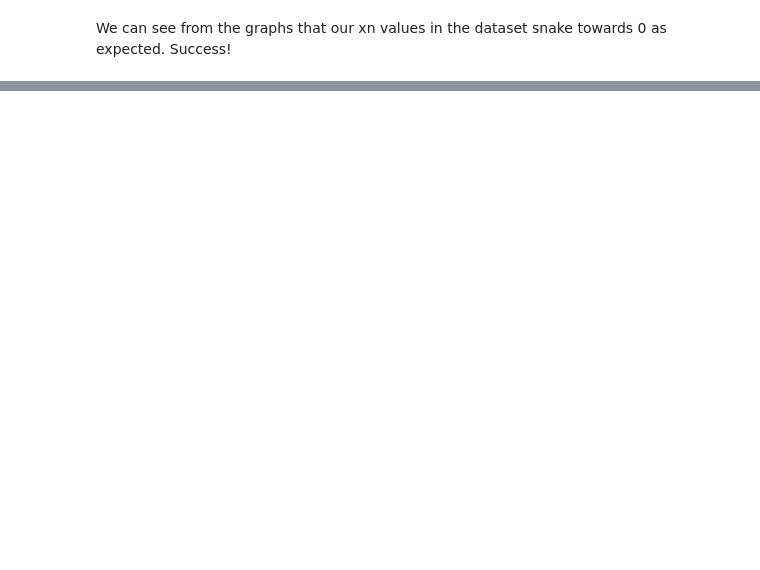
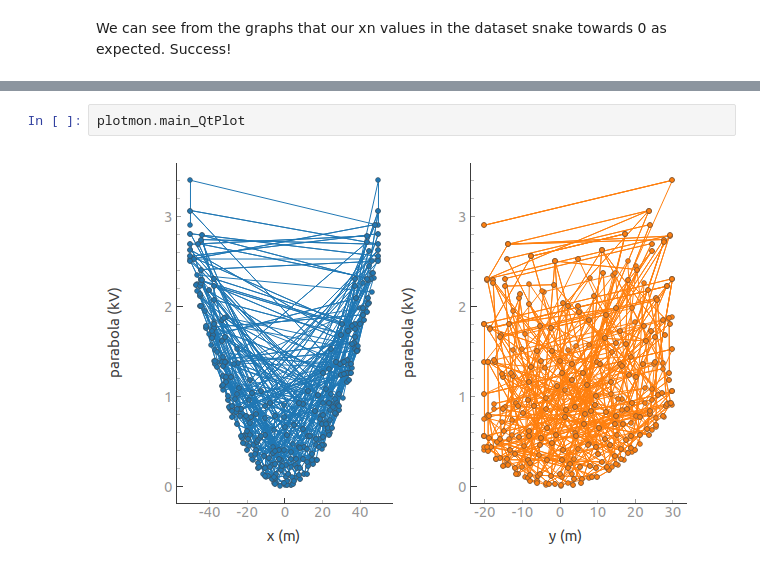
Before and after one commit to quantify-os/quantify-core, a Jupyter notebook: docs/example_notebooks/3_Adaptive_MeasurementControl.ipynb, the cells around one changed output, grey strips where cells are left out. Drawn from its saved outputs; the diff is of its cells as text; blank space fills up the shorter version.

```diff
--- a/docs/example_notebooks/3_Adaptive_MeasurementControl.ipynb
+++ b/docs/example_notebooks/3_Adaptive_MeasurementControl.ipynb
@@ -131,2 +144,6 @@ Attributes:
     name:     adaptive sample
     2D-grid:  False
+# %%
+plotmon.main_QtPlot
+# %% [output]
+[figure, added]
```
Also changed, not shown: parts of 9 cells of this notebook.
